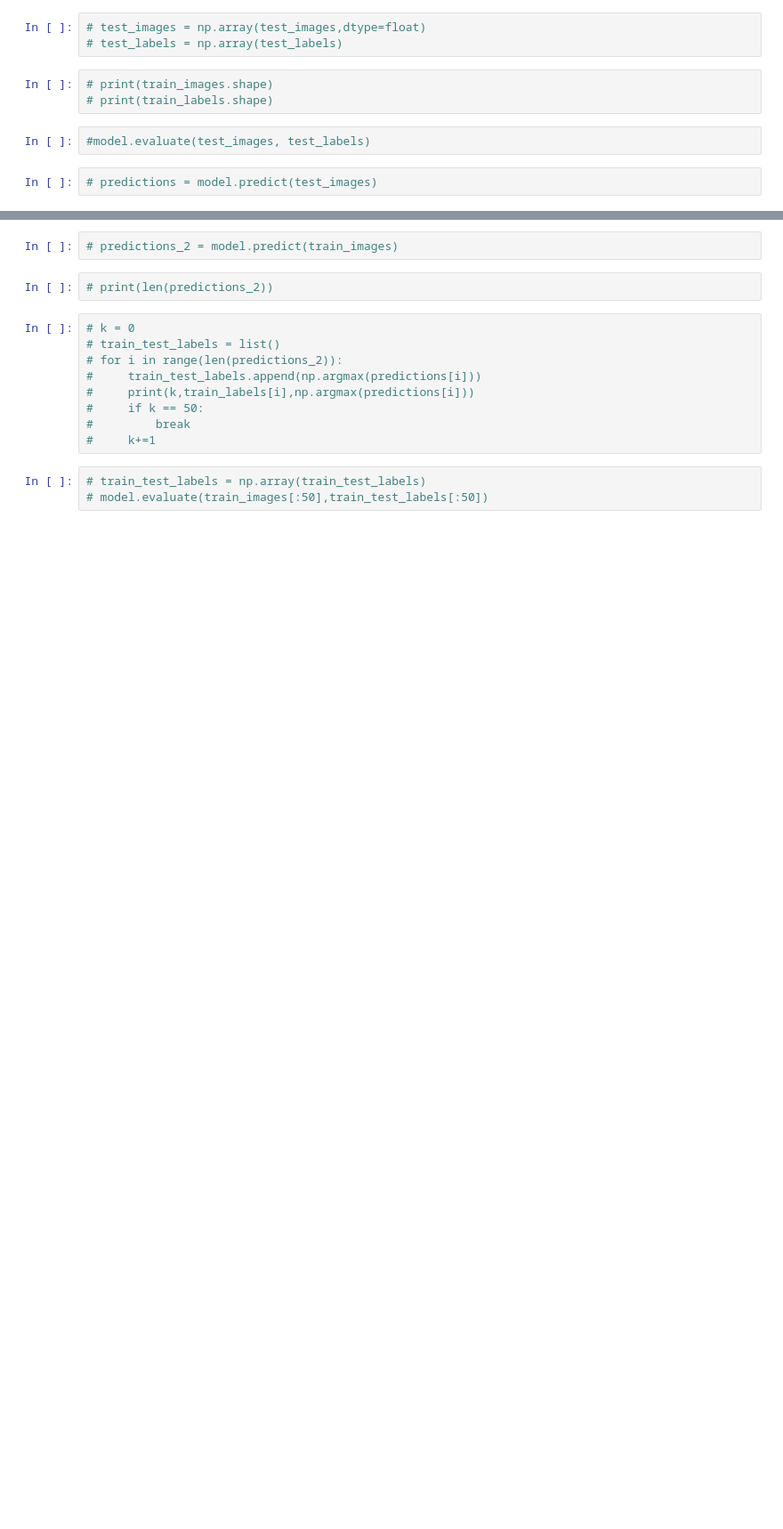
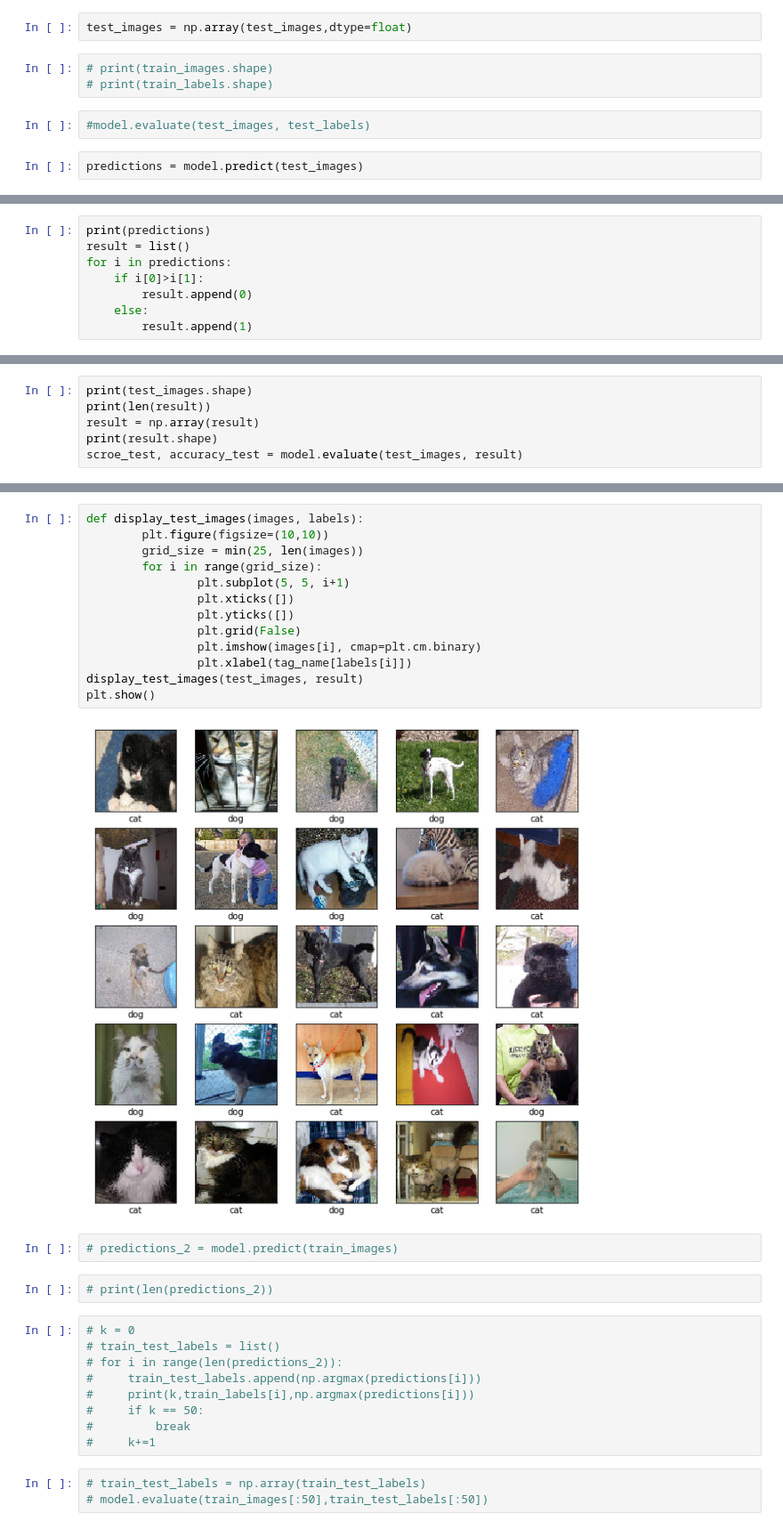
Before and after one commit to ShenYongji/endo_image, a Jupyter notebook: TF_Test_3.ipynb, the cells around one changed output, grey strips where cells are left out. Shown at 89% size. Cells and saved outputs as stored; diff of their text form; blank space fills up the shorter version.

```diff
--- a/TF_Test_3.ipynb
+++ b/TF_Test_3.ipynb
@@ -181,10 +246,9 @@ scroe: 0.6928056558028868 accuracy: 0.51370275
 # %%
-# test_images = np.array(test_images,dtype=float)
-# test_labels = np.array(test_labels)
+test_images = np.array(test_images,dtype=float)
 # %%
 # print(train_images.shape)
 # print(train_labels.shape)
 # %%
 #model.evaluate(test_images, test_labels)
 # %%
-# predictions = model.predict(test_images)
+predictions = model.predict(test_images)
@@ -203,0 +255,8 @@ scroe: 0.6928056558028868 accuracy: 0.51370275
+# %%
+print(predictions)
+result = list()
+for i in predictions:
+    if i[0]>i[1]:
+        result.append(0)
+    else:
+        result.append(1)
@@ -203,0 +271,6 @@ scroe: 0.6928056558028868 accuracy: 0.51370275
+# %%
+print(test_images.shape)
+print(len(result))
+result = np.array(result)
+print(result.shape)
+scroe_test, accuracy_test = model.evaluate(test_images, result)
@@ -204,3 +286,18 @@ scroe: 0.6928056558028868 accuracy: 0.51370275
+# %%
+def display_test_images(images, labels):
+        plt.figure(figsize=(10,10))
+        grid_size = min(25, len(images))
+        for i in range(grid_size):
+                plt.subplot(5, 5, i+1)
+                plt.xticks([])
+                plt.yticks([])
+                plt.grid(False)
+                plt.imshow(images[i], cmap=plt.cm.binary)
+                plt.xlabel(tag_name[labels[i]])
+display_test_images(test_images, result)
+plt.show()
+# %% [output]
+[figure, added]
 # %%
 # predictions_2 = model.predict(train_images)
 # %%
```
Also changed, not shown: parts of 20 cells of this notebook, 1 other file.
